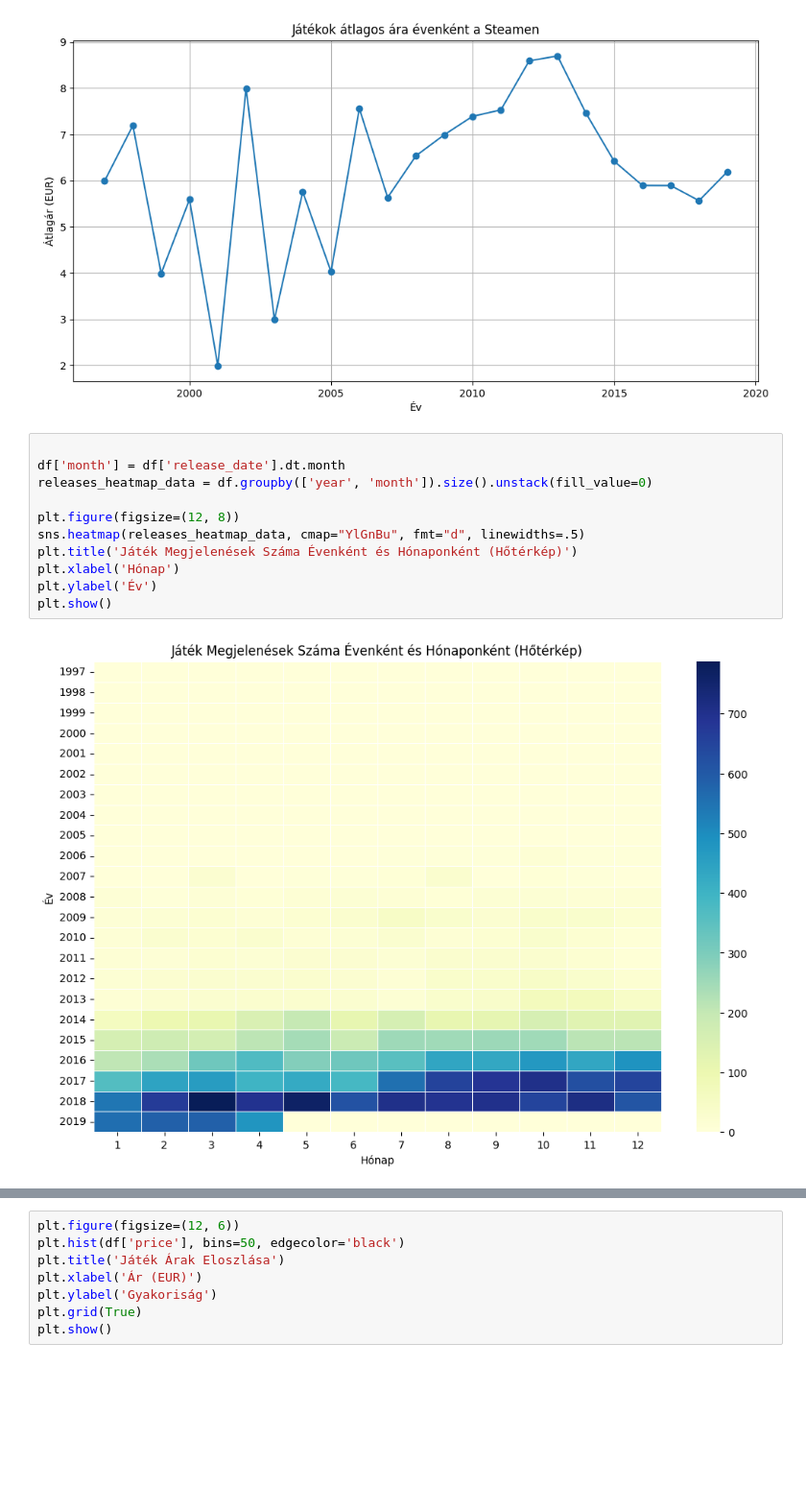
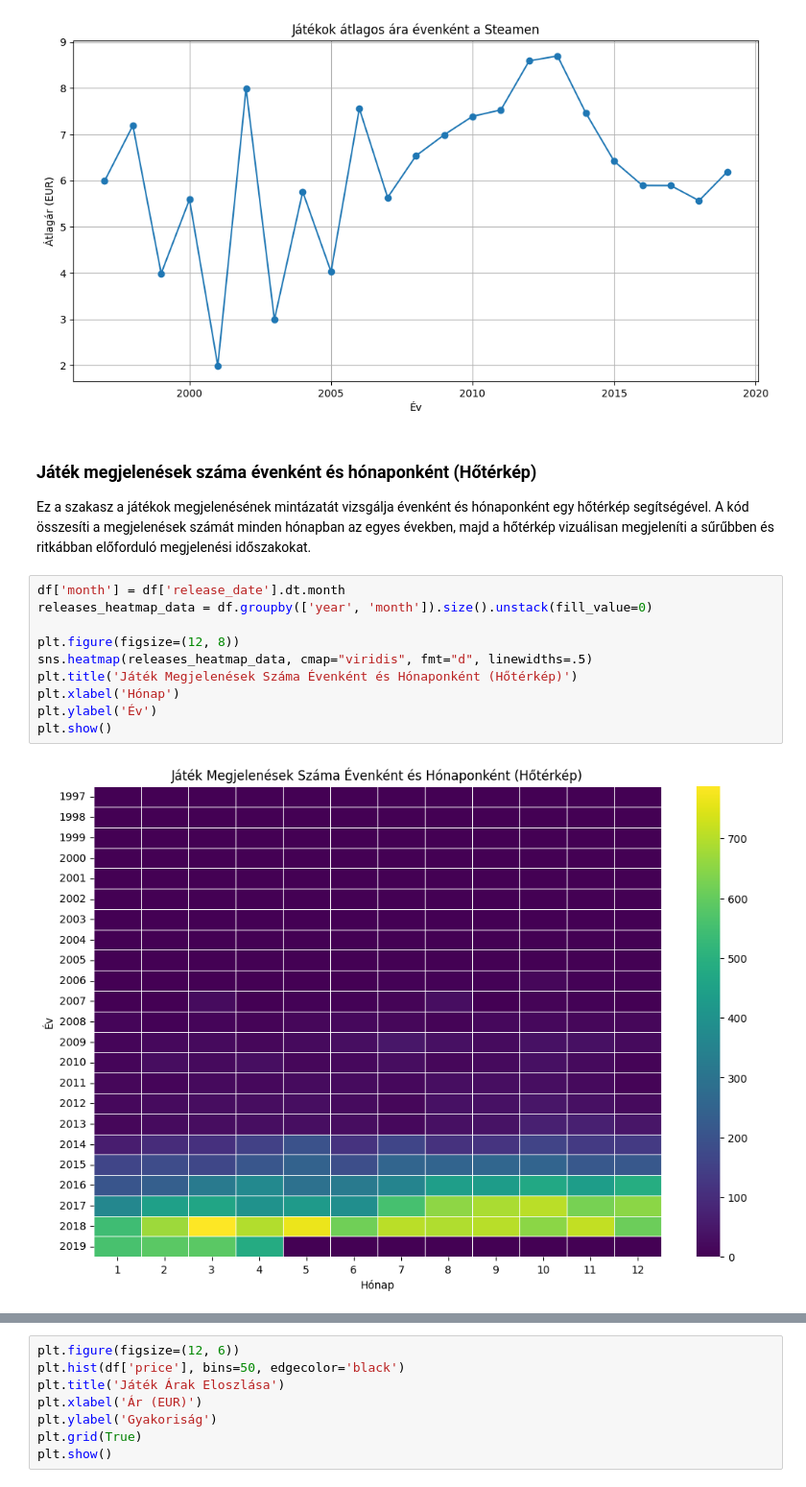
Before and after one commit to Ddavid111/videogame-data-analysis, a Jupyter notebook: notebooks/A.ipynb, the cells around one changed output, grey strips where cells are left out. Shown at 96% size. Drawn from its saved outputs; the diff is of its cells as text; blank space fills up the shorter version.

```diff
--- a/notebooks/A.ipynb
+++ b/notebooks/A.ipynb
@@ -42,16 +46,19 @@ plt.grid(True)
 plt.show()
 # %% [output]
 [figure]
+# %% [markdown]
+### Játék megjelenések száma évenként és hónaponként (Hőtérkép)
+
+Ez a szakasz a játékok megjelenésének mintázatát vizsgálja évenként és hónaponként egy hőtérkép segítségével. A kód összesíti a megjelenések számát minden hónapban az egyes években, majd a hőtérkép vizuálisan megjeleníti a sűrűbben és ritkábban előforduló megjelenési időszakokat.
 # %%
-
 df['month'] = df['release_date'].dt.month
 releases_heatmap_data = df.groupby(['year', 'month']).size().unstack(fill_value=0)
 
 plt.figure(figsize=(12, 8))
-sns.heatmap(releases_heatmap_data, cmap="YlGnBu", fmt="d", linewidths=.5)
+sns.heatmap(releases_heatmap_data, cmap="viridis", fmt="d", linewidths=.5)
 plt.title('Játék Megjelenések Száma Évenként és Hónaponként (Hőtérkép)')
 plt.xlabel('Hónap')
 plt.ylabel('Év')
 plt.show()
 # %% [output]
-[figure, old version]
+[figure, new version]
```
Also changed, not shown: parts of 22 cells of this notebook, 4 other files.
